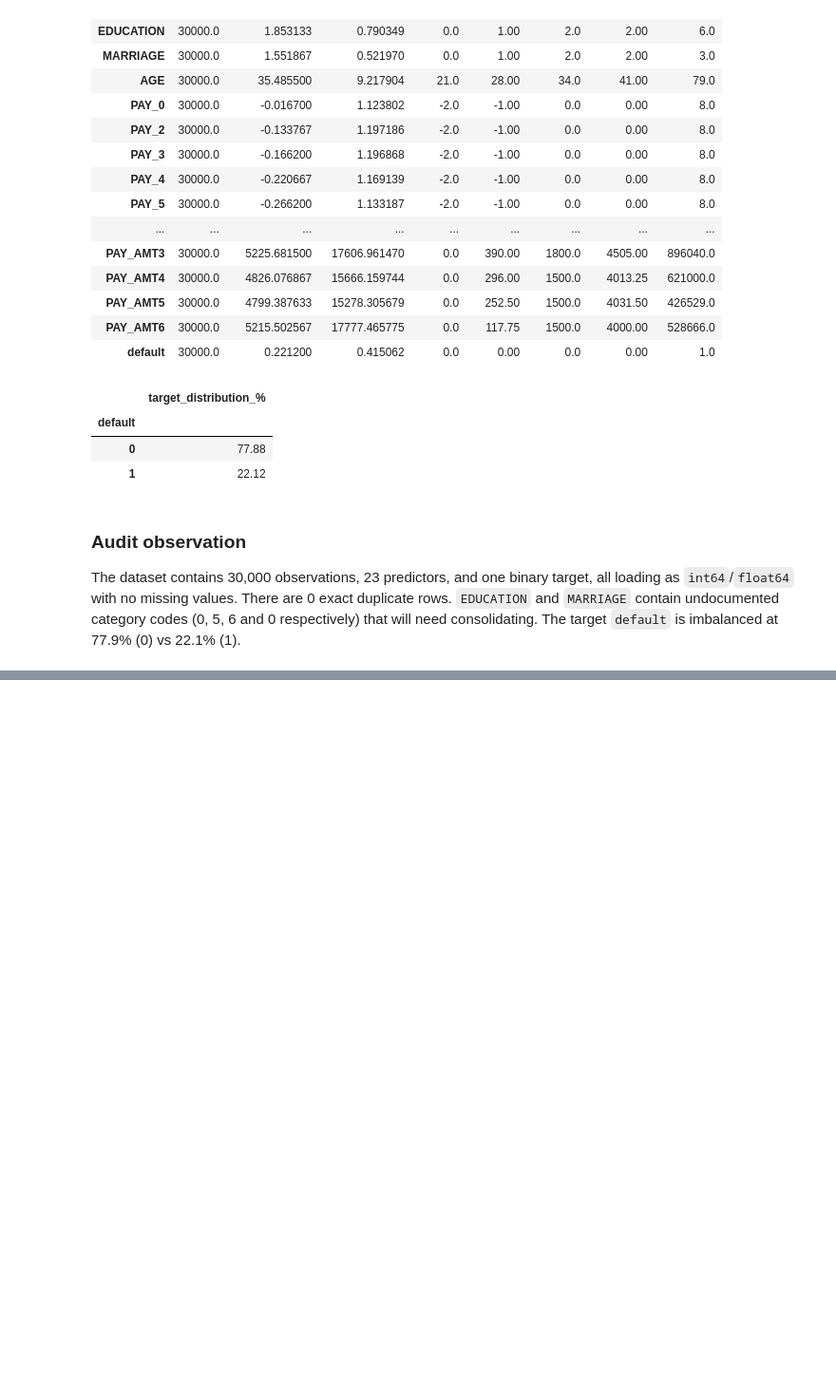
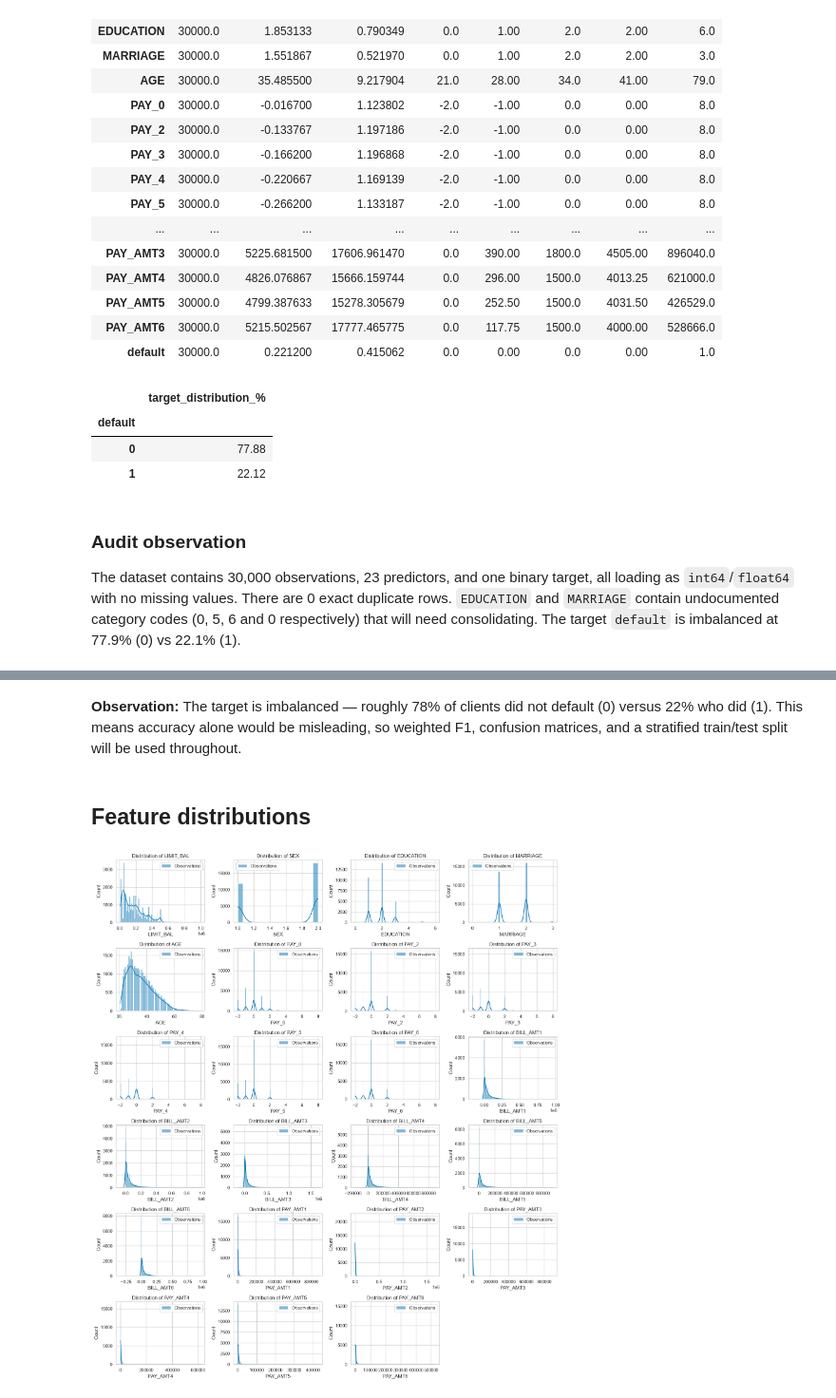
Before and after one commit to arhamgarg/ml-capstone, a Jupyter notebook: notebooks/classification.ipynb, the cells around one changed output, grey strips where cells are left out. Shown at 95% size. Drawn from its saved outputs; the diff is of its cells as text; code cells hidden in the pictures; blank space fills up the shorter version.

```diff
--- a/notebooks/classification.ipynb
+++ b/notebooks/classification.ipynb
@@ -145,0 +158,21 @@ The dataset contains 30,000 observations, 23 predictors, and one binary target,
+# %% [markdown]
+**Observation:** The target is imbalanced — roughly 78% of clients did not default (0) versus 22% who did (1). This means accuracy alone would be misleading, so weighted F1, confusion matrices, and a stratified train/test split will be used throughout.
+# %% [markdown]
+## Feature distributions
+# %%
+n_cols = 4
+n_rows = int(np.ceil(len(FEATURES) / n_cols))
+
+fig, axes = plt.subplots(n_rows, n_cols, figsize=(16, n_rows * 3))
+
+for feature, axis in zip(FEATURES, axes.flat):
+    sns.histplot(df[feature], kde=True, label="Observations", ax=axis)
+    axis.set(title=f"Distribution of {feature}", xlabel=feature, ylabel="Count")
+    axis.legend()
+
+for axis in axes.flat[len(FEATURES):]:
+    axis.set_visible(False)
+
+plt.tight_layout()
+# %% [output]
+[figure, added]
```
Also changed, not shown: parts of 10 cells of this notebook.
